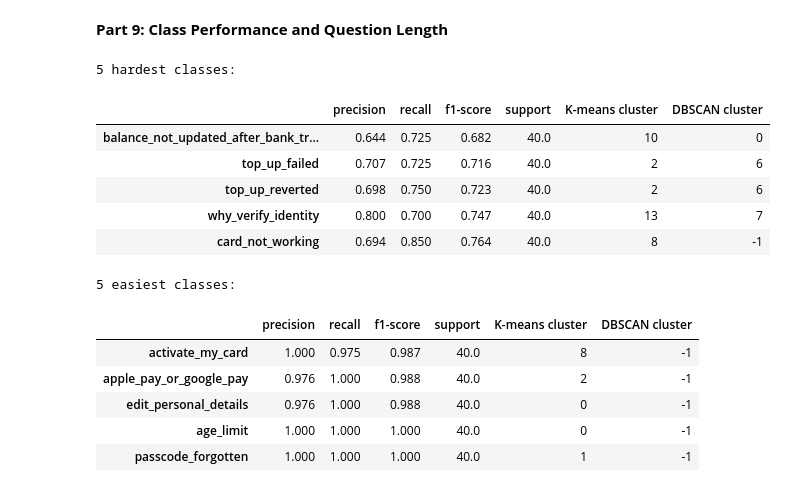
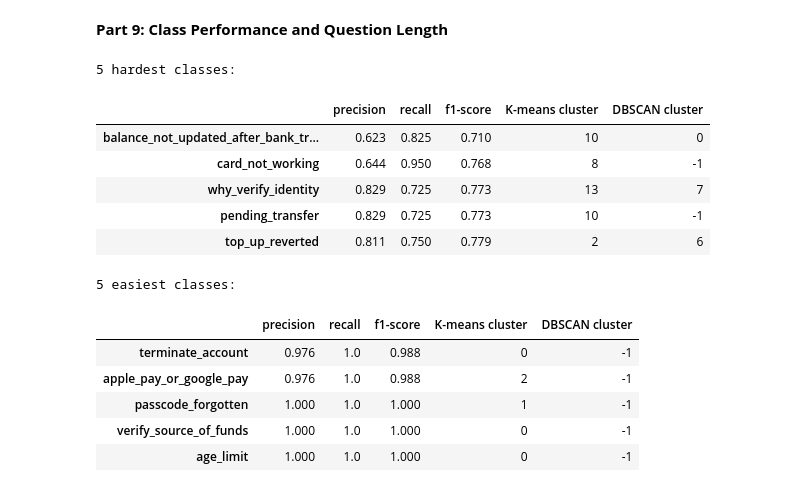
Before and after one commit to ajgorman23/Banking-Classification-CS74-Final-Project-, a Jupyter notebook: Austin_Gorman_CS74_Final_Project.ipynb, the cells around one changed output. Cells and saved outputs as stored; diff of their text form; code cells hidden in the pictures.

```diff
--- a/Austin_Gorman_CS74_Final_Project.ipynb
+++ b/Austin_Gorman_CS74_Final_Project.ipynb
@@ -185,7 +185,7 @@ best_svm_lambda = None
 
 for l in lambdas:
   #sklearn uses squared hinge loss --> we convert this to standard hinge loss
-  svm_model = LinearSVC(C=1/l, loss="hinge", max_iter=10000)
+  svm_model = LinearSVC(C=1/l, loss="hinge", max_iter=100000)
   svm_model.fit(X_train_tfidf, y_train)
   svm_pred = svm_model.predict(X_val_tfidf)
   score = f1_score(y_val, svm_pred, average="macro")
@@ -207,0 +240,21 @@ best lambda = 0.1  with validation macro F1 = 0.8704005512047062
+# %%
+#tune gamma with lambda fixed at its best value
+gammas = [0.1, 0.5, 1, 2]
+
+#keep track of the best gamma and its score
+best_rbf_score = 0
+best_rbf_gamma = None
+
+for g in gammas:
+  rbf_model = SVC(kernel="rbf", C=1/best_rbf_lambda, gamma=g)
+  rbf_model.fit(X_train_tfidf, y_train)
+  rbf_pred = rbf_model.predict(X_val_tfidf)
+  score = f1_score(y_val, rbf_pred, average="macro")
+  print("gamma =", g, " validation macro F1 =", score)
+
+  #save gamma if its higher than the best score so far
+  if score > best_rbf_score:
+    best_rbf_score = score
+    best_rbf_gamma = g
+
+print("best gamma =", best_rbf_gamma, " with validation macro F1 =", best_rbf_score)
@@ -241,8 +300,11 @@ Train final models with best hyperparameters
 lr_model = LogisticRegression(C=1/best_lr_lambda, max_iter=1000)
 lr_model.fit(X_train_tfidf, y_train)
 
-svm_model = LinearSVC(C=1/best_svm_lambda, loss="hinge", max_iter=10000)
+svm_model = LinearSVC(C=1/best_svm_lambda, loss="hinge", max_iter=100000)
 svm_model.fit(X_train_tfidf, y_train)
 
 nb_model = MultinomialNB(alpha=best_nb_alpha)
-nb_model.fit(X_train_tfidf, y_train);
+nb_model.fit(X_train_tfidf, y_train)
+
+rbf_model = SVC(kernel="rbf", C=1/best_rbf_lambda, gamma=best_rbf_gamma)
+rbf_model.fit(X_train_tfidf, y_train)
@@ -255,8 +318,7 @@ from sklearn.metrics import accuracy_score, precision_score, recall_score, f1_sc
 # %% [markdown]
 Predictions on test set
 # %%
-models = {"Baseline": baseline, "Logistic Regression": lr_model, "Linear SVM": svm_model,"Naive Bayes": nb_model}
-
+models = {"Baseline": baseline, "Logistic Regression": lr_model, "Linear SVM": svm_model, "Naive Bayes": nb_model, "RBF SVM": rbf_model}
 #predict the intent of every test question with each model
 test_preds = {}
 for name in models:
@@ -820,47 +828,50 @@ training examples: contactless_not_working = 28 | card_not_working = 90
 # %%
 from sklearn.metrics import classification_report
 
 #precision, recall, and F1 for every class (for the best model)
 report = classification_report(y_test, test_preds[best_model_name], output_dict=True, zero_division=0)
 
 #turn the report into a table with one row per class and drop the summary rows
 class_table = pd.DataFrame(report).T
 class_table = class_table.drop(index=["accuracy", "macro avg", "weighted avg"])
 
-#add each class's K-means and DBSCAN cluster (-1 = DBSCAN noise)
+#remove the support column (every class has 40 test questions)
+class_table = class_table.drop(columns=["support"])
+
+#add each class's K-means and DBSCAN cluster (-1 = noise)
 km_column = []
 db_column = []
 for c in class_table.index:
   km_column.append(class_cluster[c])
   db_column.append(db_cluster[c])
 class_table["K-means cluster"] = km_column
 class_table["DBSCAN cluster"] = db_column
 
 #sort from hardest (lowest F1) to easiest
 class_table = class_table.sort_values("f1-score")
 
 #5 hardest classes
 print("5 hardest classes:")
 display(class_table.head(5).round(3))
 print("")
 #5 easiest classes
 print("5 easiest classes:")
 display(class_table.tail(5).round(3))
 # %% [output]
 5 hardest classes:
-|  | precision | recall | f1-score | support | K-means cluster | DBSCAN cluster |
-| balance_not_updated_after_bank_tr... | 0.644 | 0.725 | 0.682 | 40.0 | 10 | 0 |
-| top_up_failed | 0.707 | 0.725 | 0.716 | 40.0 | 2 | 6 |
-| top_up_reverted | 0.698 | 0.750 | 0.723 | 40.0 | 2 | 6 |
-| why_verify_identity | 0.800 | 0.700 | 0.747 | 40.0 | 13 | 7 |
-| card_not_working | 0.694 | 0.850 | 0.764 | 40.0 | 8 | -1 |
+|  | precision | recall | f1-score | K-means cluster | DBSCAN cluster |
+| balance_not_updated_after_bank_tr... | 0.623 | 0.825 | 0.710 | 10 | 0 |
+| card_not_working | 0.644 | 0.950 | 0.768 | 8 | -1 |
+| why_verify_identity | 0.829 | 0.725 | 0.773 | 13 | 7 |
+| pending_transfer | 0.829 | 0.725 | 0.773 | 10 | -1 |
+| top_up_reverted | 0.811 | 0.750 | 0.779 | 2 | 6 |
 5 easiest classes:
-|  | precision | recall | f1-score | support | K-means cluster | DBSCAN cluster |
-| activate_my_card | 1.000 | 0.975 | 0.987 | 40.0 | 8 | -1 |
-| apple_pay_or_google_pay | 0.976 | 1.000 | 0.988 | 40.0 | 2 | -1 |
-| edit_personal_details | 0.976 | 1.000 | 0.988 | 40.0 | 0 | -1 |
-| age_limit | 1.000 | 1.000 | 1.000 | 40.0 | 0 | -1 |
-| passcode_forgotten | 1.000 | 1.000 | 1.000 | 40.0 | 1 | -1 |
+|  | precision | recall | f1-score | K-means cluster | DBSCAN cluster |
+| terminate_account | 0.976 | 1.0 | 0.988 | 0 | -1 |
+| apple_pay_or_google_pay | 0.976 | 1.0 | 0.988 | 2 | -1 |
+| passcode_forgotten | 1.000 | 1.0 | 1.000 | 1 | -1 |
+| verify_source_of_funds | 1.000 | 1.0 | 1.000 | 0 | -1 |
+| age_limit | 1.000 | 1.0 | 1.000 | 0 | -1 |
 # %%
 #count the words in every test question
 lengths = []
```
Also changed, not shown: parts of 22 cells of this notebook.
